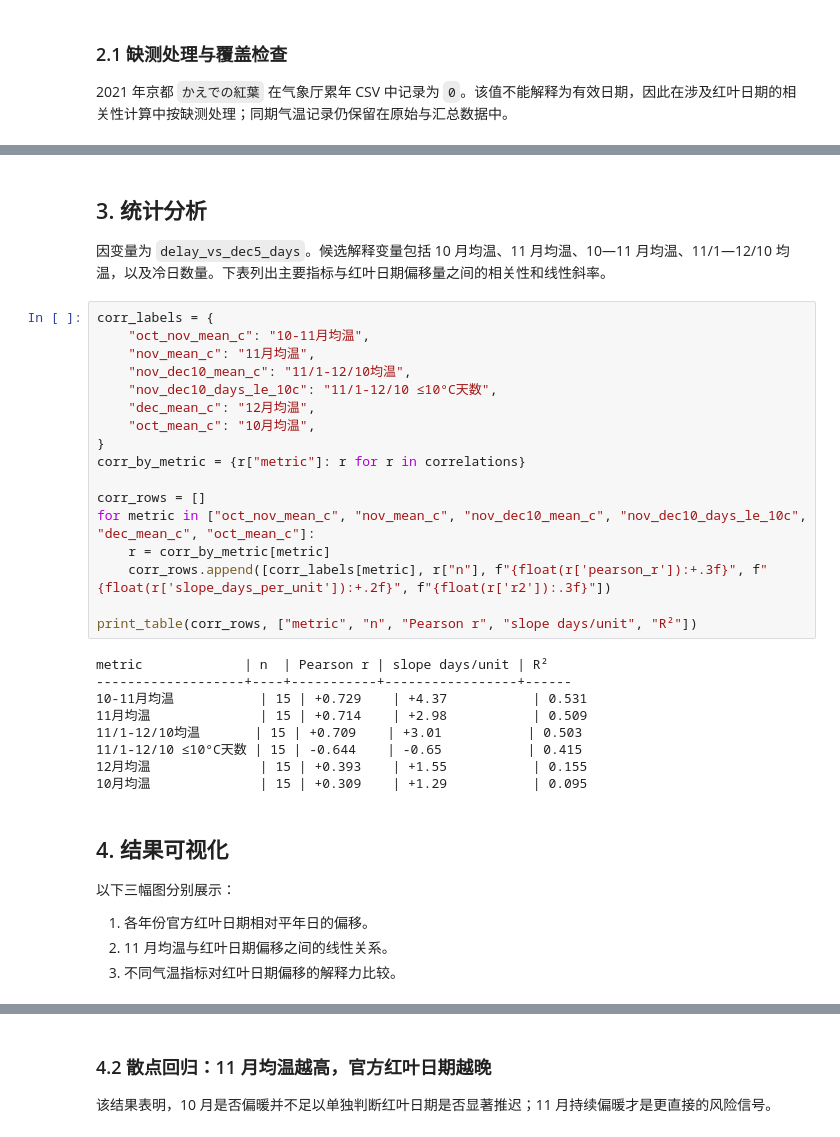
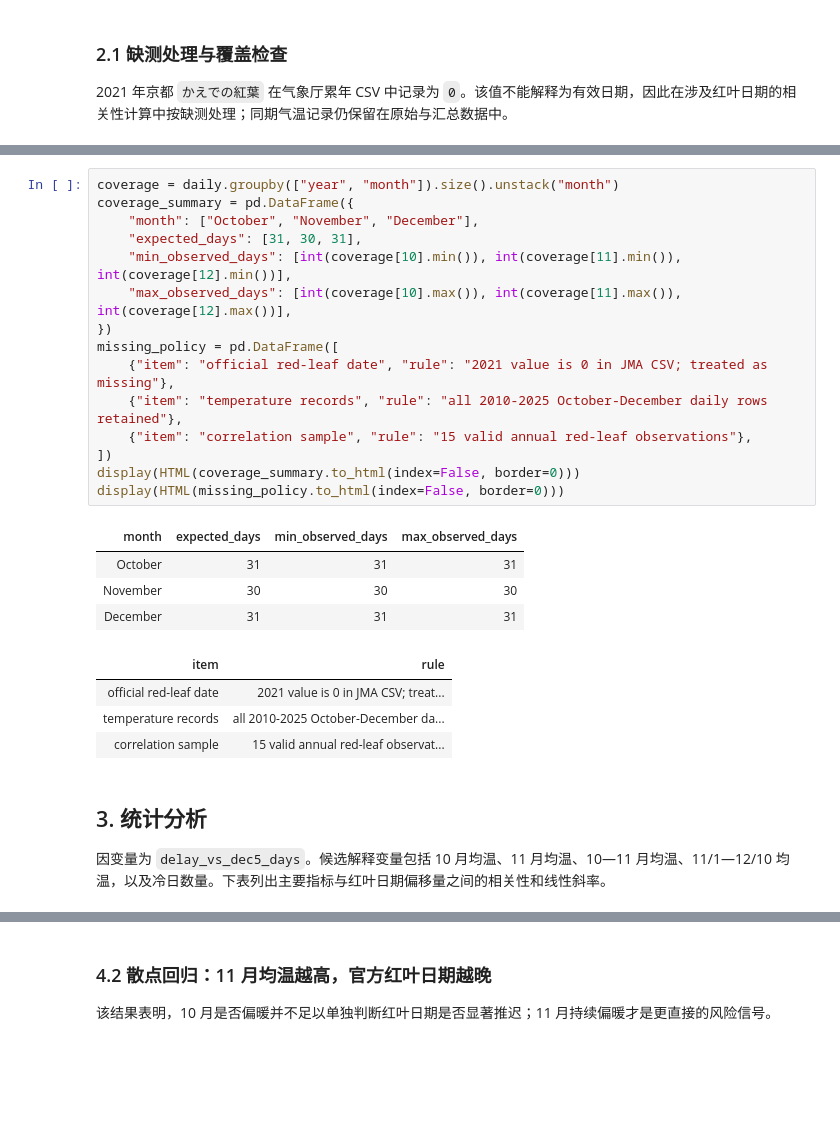
Before and after one commit to TzeHimSung/kyoto_autumn_research, a Jupyter notebook: kyoto_autumn_research_workflow.ipynb, the cells around one changed output, grey strips where cells are left out. Drawn from its saved outputs; the diff is of its cells as text; blank space fills up the shorter version.

```diff
--- a/kyoto_autumn_research_workflow.ipynb
+++ b/kyoto_autumn_research_workflow.ipynb
@@ -143,38 +151,28 @@ print(f"样例 2025-11-01: 平均 {sample_2025['t_mean_c']}°C, 最高 {sample_2
+# %%
+coverage = daily.groupby(["year", "month"]).size().unstack("month")
+coverage_summary = pd.DataFrame({
+    "month": ["October", "November", "December"],
+    "expected_days": [31, 30, 31],
+    "min_observed_days": [int(coverage[10].min()), int(coverage[11].min()), int(coverage[12].min())],
+    "max_observed_days": [int(coverage[10].max()), int(coverage[11].max()), int(coverage[12].max())],
+})
+missing_policy = pd.DataFrame([
+    {"item": "official red-leaf date", "rule": "2021 value is 0 in JMA CSV; treated as missing"},
+    {"item": "temperature records", "rule": "all 2010-2025 October-December daily rows retained"},
+    {"item": "correlation sample", "rule": "15 valid annual red-leaf observations"},
+])
+display(HTML(coverage_summary.to_html(index=False, border=0)))
+display(HTML(missing_policy.to_html(index=False, border=0)))
+# %% [output]
+| month | expected_days | min_observed_days | max_observed_days |
+| October | 31 | 31 | 31 |
+| November | 30 | 30 | 30 |
+| December | 31 | 31 | 31 |
+| item | rule |
+| official red-leaf date | 2021 value is 0 in JMA CSV; treat... |
+| temperature records | all 2010-2025 October-December da... |
+| correlation sample | 15 valid annual red-leaf observat... |
 # %% [markdown]
 ## 3. 统计分析
 
 因变量为 `delay_vs_dec5_days`。候选解释变量包括 10 月均温、11 月均温、10—11 月均温、11/1—12/10 均温，以及冷日数量。下表列出主要指标与红叶日期偏移量之间的相关性和线性斜率。
-# %%
-corr_labels = {
-    "oct_nov_mean_c": "10-11月均温",
-    "nov_mean_c": "11月均温",
-    "nov_dec10_mean_c": "11/1-12/10均温",
-    "nov_dec10_days_le_10c": "11/1-12/10 ≤10°C天数",
-    "dec_mean_c": "12月均温",
-    "oct_mean_c": "10月均温",
-}
-corr_by_metric = {r["metric"]: r for r in correlations}
-
-corr_rows = []
-for metric in ["oct_nov_mean_c", "nov_mean_c", "nov_dec10_mean_c", "nov_dec10_days_le_10c", "dec_mean_c", "oct_mean_c"]:
-    r = corr_by_metric[metric]
-    corr_rows.append([corr_labels[metric], r["n"], f"{float(r['pearson_r']):+.3f}", f"{float(r['slope_days_per_unit']):+.2f}", f"{float(r['r2']):.3f}"])
-
-print_table(corr_rows, ["metric", "n", "Pearson r", "slope days/unit", "R²"])
-# %% [output]
-metric             | n  | Pearson r | slope days/unit | R²
--------------------+----+-----------+-----------------+------
-10-11月均温           | 15 | +0.729    | +4.37           | 0.531
-11月均温              | 15 | +0.714    | +2.98           | 0.509
-11/1-12/10均温       | 15 | +0.709    | +3.01           | 0.503
-11/1-12/10 ≤10°C天数 | 15 | -0.644    | -0.65           | 0.415
-12月均温              | 15 | +0.393    | +1.55           | 0.155
-10月均温              | 15 | +0.309    | +1.29           | 0.095
-# %% [markdown]
-## 4. 结果可视化
-
-以下三幅图分别展示：
-
-1. 各年份官方红叶日期相对平年日的偏移。
-2. 11 月均温与红叶日期偏移之间的线性关系。
-3. 不同气温指标对红叶日期偏移的解释力比较。
```
Also changed, not shown: parts of 24 cells of this notebook, 3 other files.
